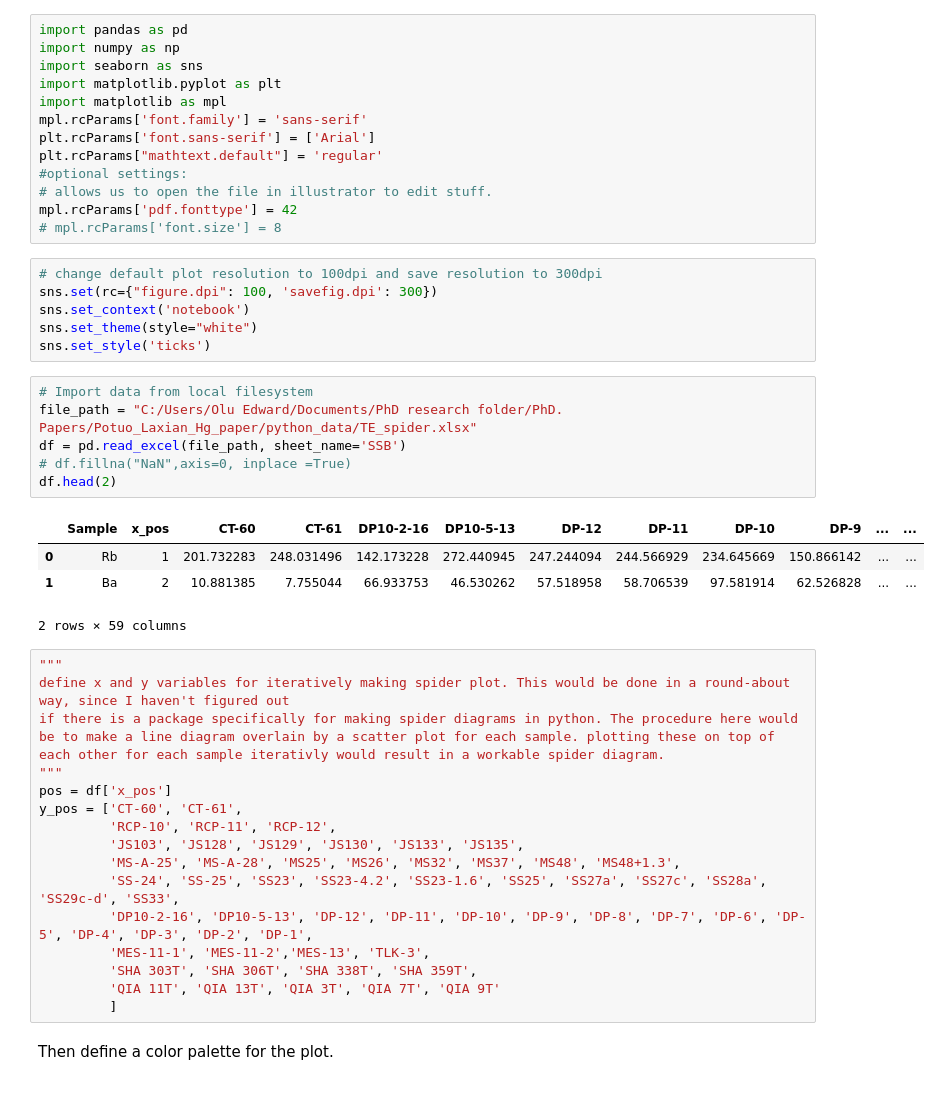
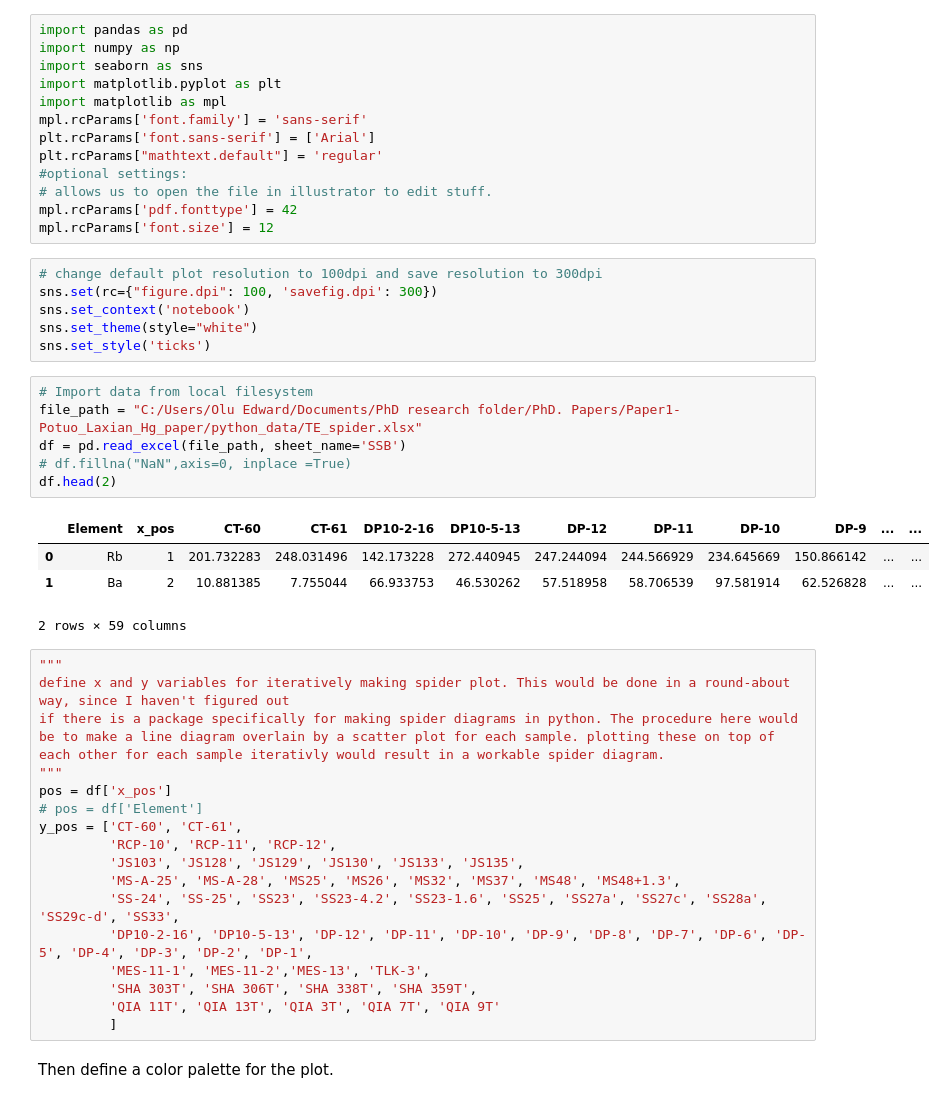
Before and after one commit to oluwaseun-edward/notebooks, a Jupyter notebook: spider_diagram.ipynb, the cells around one changed output. Saved outputs shown, nothing was run; the diff lists cells and outputs as text.

```diff
--- a/spider_diagram.ipynb
+++ b/spider_diagram.ipynb
@@ -10,7 +10,7 @@ plt.rcParams["mathtext.default"] = 'regular'
 #optional settings:
 # allows us to open the file in illustrator to edit stuff.
 mpl.rcParams['pdf.fonttype'] = 42
-# mpl.rcParams['font.size'] = 8
+mpl.rcParams['font.size'] = 12
 # %%
 # change default plot resolution to 100dpi and save resolution to 300dpi
 sns.set(rc={"figure.dpi": 100, 'savefig.dpi': 300})
@@ -19,12 +19,12 @@ sns.set_theme(style="white")
 sns.set_style('ticks')
 # %%
 # Import data from local filesystem
-file_path = "C:/Users/Olu Edward/Documents/PhD research folder/PhD. Papers/Potuo_Laxian_Hg_paper/python_data/TE_spider.xlsx"
+file_path = "C:/Users/Olu Edward/Documents/PhD research folder/PhD. Papers/Paper1-Potuo_Laxian_Hg_paper/python_data/TE_spider.xlsx"
 df = pd.read_excel(file_path, sheet_name='SSB')
 # df.fillna("NaN",axis=0, inplace =True)
 df.head(2)
 # %% [output]
-|  | Sample | x_pos | CT-60 | CT-61 | DP10-2-16 | DP10-5-13 | DP-12 | DP-11 | DP-10 | DP-9 | ... | ... |
+|  | Element | x_pos | CT-60 | CT-61 | DP10-2-16 | DP10-5-13 | DP-12 | DP-11 | DP-10 | DP-9 | ... | ... |
 | 0 | Rb | 1 | 201.732283 | 248.031496 | 142.173228 | 272.440945 | 247.244094 | 244.566929 | 234.645669 | 150.866142 | ... | ... |
 | 1 | Ba | 2 | 10.881385 | 7.755044 | 66.933753 | 46.530262 | 57.518958 | 58.706539 | 97.581914 | 62.526828 | ... | ... |
 2 rows × 59 columns
@@ -34,6 +34,7 @@ define x and y variables for iteratively making spider plot. This would be done
 if there is a package specifically for making spider diagrams in python. The procedure here would be to make a line diagram overlain by a scatter plot for each sample. plotting these on top of each other for each sample iterativly would result in a workable spider diagram.
 """
 pos = df['x_pos']
+# pos = df['Element']
 y_pos = ['CT-60', 'CT-61',
          'RCP-10', 'RCP-11', 'RCP-12',
          'JS103', 'JS128', 'JS129', 'JS130', 'JS133', 'JS135',
```
Also changed, not shown: parts of 1 cell of this notebook, 1 other file.
